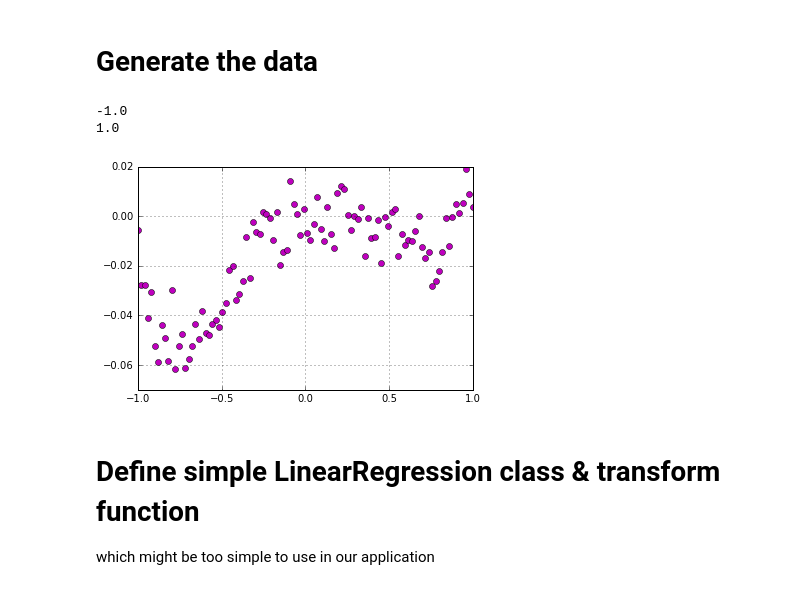
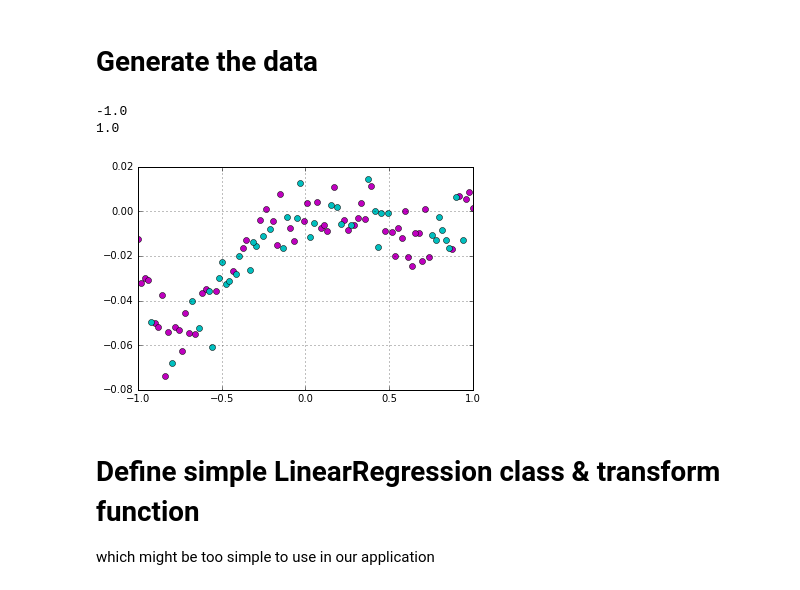
Before and after one commit to robroooh/ipynb_container, a Jupyter notebook: Regularization.ipynb, the cells around one changed output. Drawn from its saved outputs; the diff is of its cells as text; code cells hidden in the pictures.

```diff
--- a/Regularization.ipynb
+++ b/Regularization.ipynb
@@ -9,27 +9,29 @@ import random
 # %%
 # x_all = np.array([ 0.1       ,  0.56666667,  1.03333333,  1.5       ,  1.96666667,2.43333333,  2.9       ])
 # y_all = np.array([ 3.13640523,  1.83109539,  1.31565158,  0.77591068,  1.40453358,1.77338332,  3.05500884])
 
 x_all = np.linspace(-1.0, 1.0, num=100)
+np.random.shuffle(x_all)
 y_all = .01*x_all-.09*x_all**2+.08*x_all**3-.0003*x_all**4-.08*x_all**5+0.0900*x_all**6 + 0.0025*np.random.normal(loc=0.0, scale=3.0, size=100)
 
 x_all *= 1
 y_all *= 1
 
 x_train = x_all[:60]
 y_train = y_all[:60]
 x_test = x_all[60:]
 y_test = y_all[60:]
 
-plt.plot(x_all, y_all, 'mo')
+plt.plot(x_train, y_train, 'mo')
+plt.plot(x_test, y_test, 'co')
 
 plt.grid(True)
 print np.amin(x_all)
 print np.amax(x_all)
 # %% [output]
 -1.0
 1.0
-[figure, old version]
+[figure, new version]
 # %% [markdown]
 # Define simple LinearRegression class & transform function
 which might be too simple to use in our application
```
Also changed, not shown: parts of 2 cells of this notebook.
